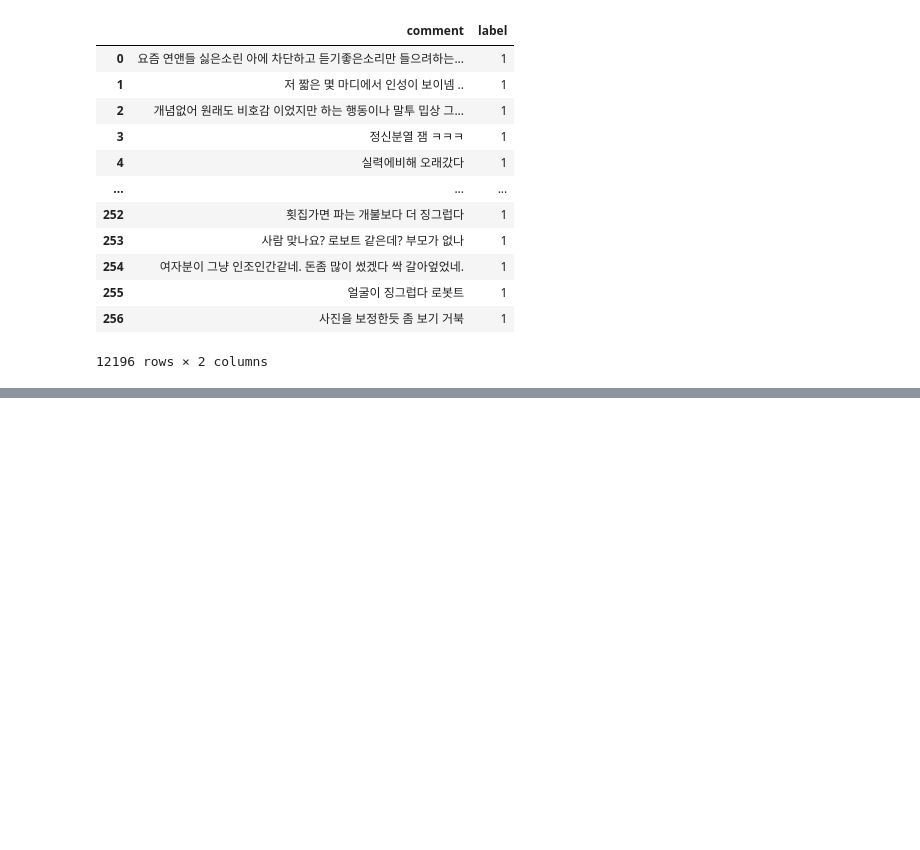
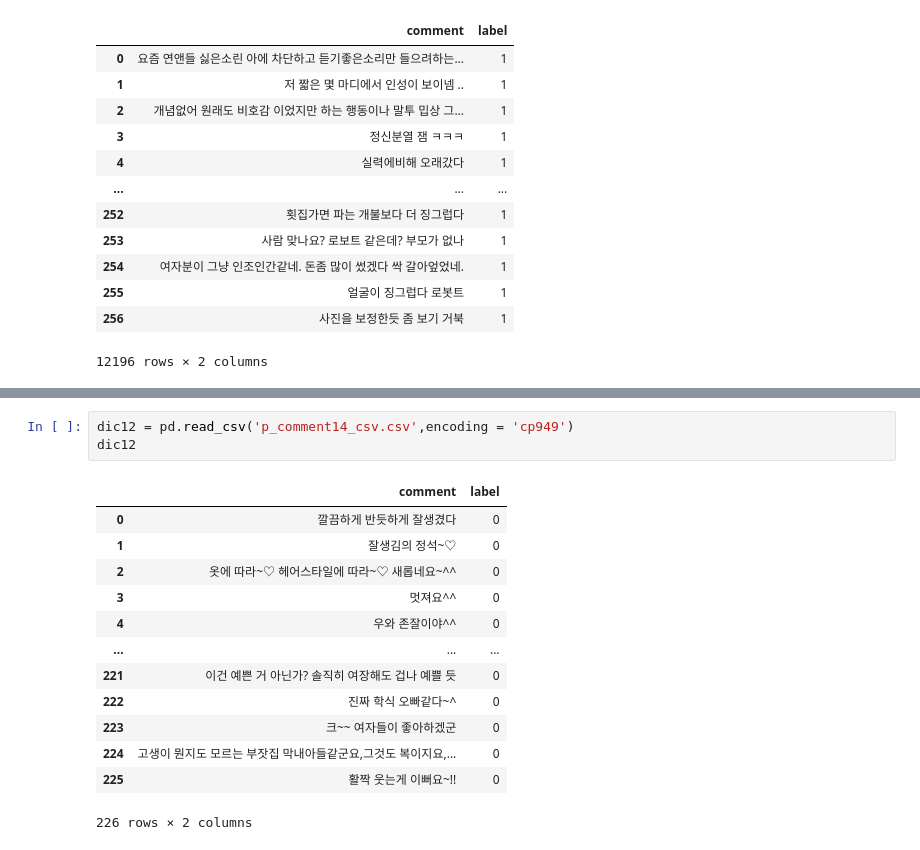
Before and after one commit to sooyeon-go/grad_project, a Jupyter notebook: comment_crawling_r/comment2_csv.ipynb, the cells around one changed output, grey strips where cells are left out. Cells and saved outputs as stored; diff of their text form; blank space fills up the shorter version.

```diff
--- a/comment_crawling_r/comment2_csv.ipynb
+++ b/comment_crawling_r/comment2_csv.ipynb
@@ -665,0 +748,17 @@ fi9
+# %%
+dic12 = pd.read_csv('p_comment14_csv.csv',encoding = 'cp949')
+dic12
+# %% [output]
+|  | comment | label |
+| 0 | 깔끔하게 반듯하게 잘생겼다 | 0 |
+| 1 | 잘생김의 정석~♡ | 0 |
+| 2 | 옷에 따라~♡ 헤어스타일에 따라~♡ 새롭네요~^^ | 0 |
+| 3 | 멋져요^^ | 0 |
+| 4 | 우와 존잘이야^^ | 0 |
+| ... | ... | ... |
+| 221 | 이건 예쁜 거 아닌가? 솔직히 여장해도 겁나 예쁠 듯 | 0 |
+| 222 | 진짜 학식 오빠같다~^ | 0 |
+| 223 | 크~~ 여자들이 좋아하겠군 | 0 |
+| 224 | 고생이 뭔지도 모르는 부잣집 막내아들같군요,그것도 복이지요,... | 0 |
+| 225 | 활짝 웃는게 이뻐요~!! | 0 |
+226 rows × 2 columns
```
Also changed, not shown: parts of 5 cells of this notebook.
